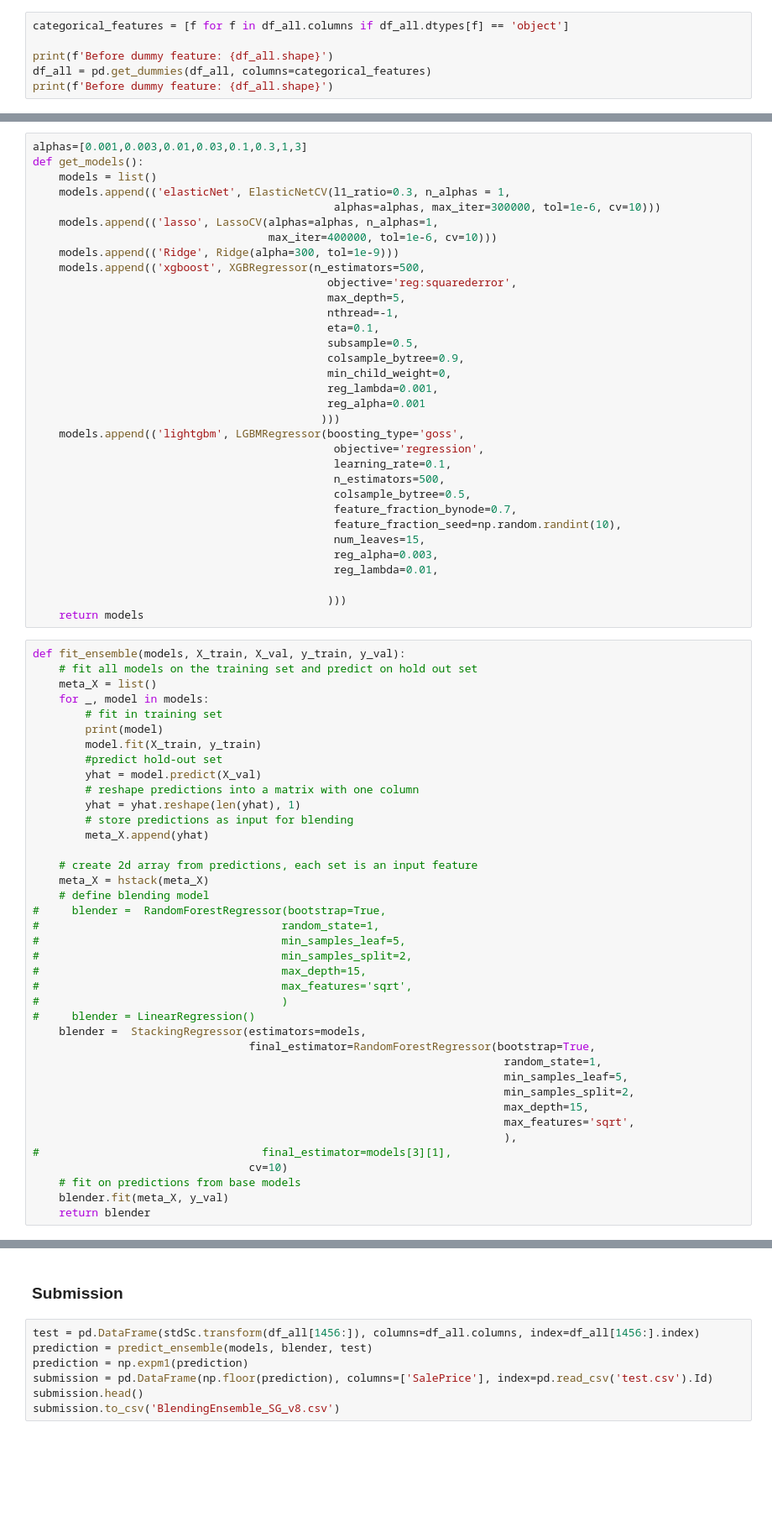
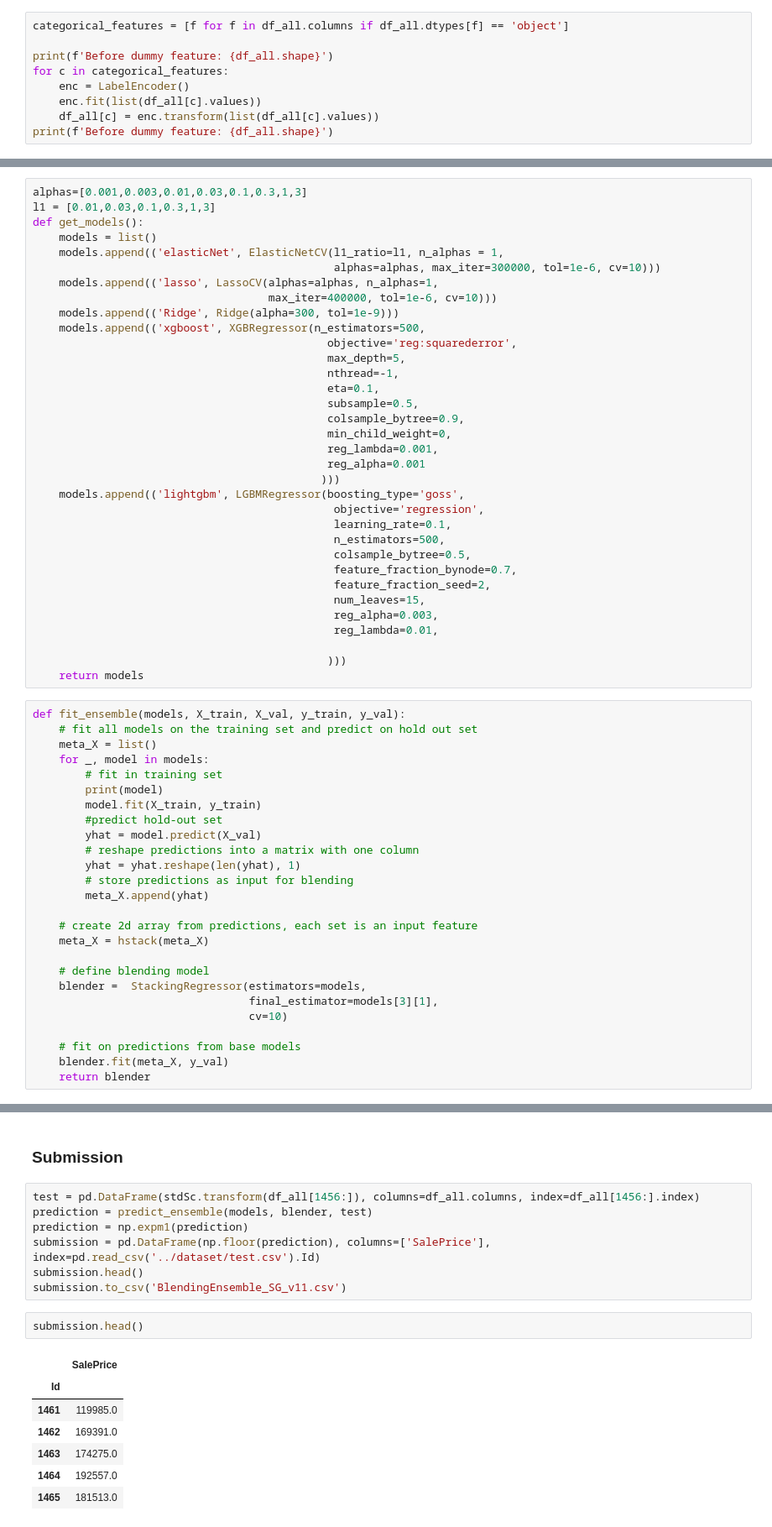
Before and after one commit to wongxingyik/Kaggle-House-Price-Prediction, a Jupyter notebook: Notebook/BlendingEnsemble_StackRegressor.ipynb, the cells around one changed output, grey strips where cells are left out. Shown at 84% size. Drawn from its saved outputs; the diff is of its cells as text; blank space fills up the shorter version.

```diff
--- a/Notebook/BlendingEnsemble_StackRegressor.ipynb
+++ b/Notebook/BlendingEnsemble_StackRegressor.ipynb
@@ -322,5 +350,8 @@ article: https://conjointly.com/kb/dummy-variables/,
 categorical_features = [f for f in df_all.columns if df_all.dtypes[f] == 'object']
 
 print(f'Before dummy feature: {df_all.shape}')
-df_all = pd.get_dummies(df_all, columns=categorical_features)
+for c in categorical_features:
+    enc = LabelEncoder()
+    enc.fit(list(df_all[c].values))
+    df_all[c] = enc.transform(list(df_all[c].values))
 print(f'Before dummy feature: {df_all.shape}')
@@ -348,9 +392,10 @@ X_train = pd.DataFrame(stdSc.fit_transform(X_train), columns=X_train.columns, in
 X_val = pd.DataFrame(stdSc.transform(X_val), columns=X_val.columns, index=X_val.index)
 # %%
 alphas=[0.001,0.003,0.01,0.03,0.1,0.3,1,3]
+l1 = [0.01,0.03,0.1,0.3,1,3]
 def get_models():
     models = list()
-    models.append(('elasticNet', ElasticNetCV(l1_ratio=0.3, n_alphas = 1,
+    models.append(('elasticNet', ElasticNetCV(l1_ratio=l1, n_alphas = 1,
                                               alphas=alphas, max_iter=300000, tol=1e-6, cv=10)))
     models.append(('lasso', LassoCV(alphas=alphas, n_alphas=1,
                                     max_iter=400000, tol=1e-6, cv=10)))
@@ -372,7 +417,7 @@ def get_models():
                                               n_estimators=500,
                                               colsample_bytree=0.5,
                                               feature_fraction_bynode=0.7,
-                                              feature_fraction_seed=np.random.randint(10),
+                                              feature_fraction_seed=2,
                                               num_leaves=15,
                                               reg_alpha=0.003,
                                               reg_lambda=0.01,
@@ -396,25 +441,12 @@ def fit_ensemble(models, X_train, X_val, y_train, y_val):
 
     # create 2d array from predictions, each set is an input feature
     meta_X = hstack(meta_X)
+
     # define blending model
-#     blender =  RandomForestRegressor(bootstrap=True,
-#                                     random_state=1,
-#                                     min_samples_leaf=5,
-#                                     min_samples_split=2,
-#                                     max_depth=15,
-#                                     max_features='sqrt',
-#                                     )
-#     blender = LinearRegression()
     blender =  StackingRegressor(estimators=models,
-                                 final_estimator=RandomForestRegressor(bootstrap=True,
-                                                                        random_state=1,
-                                                                        min_samples_leaf=5,
-                                                                        min_samples_split=2,
-                                                                        max_depth=15,
-                                                                        max_features='sqrt',
-                                                                        ),
-#                                  final_estimator=models[3][1],
+                                 final_estimator=models[3][1],
                                  cv=10)
+
     # fit on predictions from base models
     blender.fit(meta_X, y_val)
     return blender
@@ -477,6 +556,16 @@ print('Blending val rmse: %.7f' % score)
 test = pd.DataFrame(stdSc.transform(df_all[1456:]), columns=df_all.columns, index=df_all[1456:].index)
 prediction = predict_ensemble(models, blender, test)
 prediction = np.expm1(prediction)
-submission = pd.DataFrame(np.floor(prediction), columns=['SalePrice'], index=pd.read_csv('test.csv').Id)
+submission = pd.DataFrame(np.floor(prediction), columns=['SalePrice'], index=pd.read_csv('../dataset/test.csv').Id)
 submission.head()
-submission.to_csv('BlendingEnsemble_SG_v8.csv')
+submission.to_csv('BlendingEnsemble_SG_v11.csv')
+# %%
+submission.head()
+# %% [output]
+|  | SalePrice |
+| Id |  |
+| 1461 | 119985.0 |
+| 1462 | 169391.0 |
+| 1463 | 174275.0 |
+| 1464 | 192557.0 |
+| 1465 | 181513.0 |
```
Also changed, not shown: parts of 27 cells of this notebook, 9 other files.
